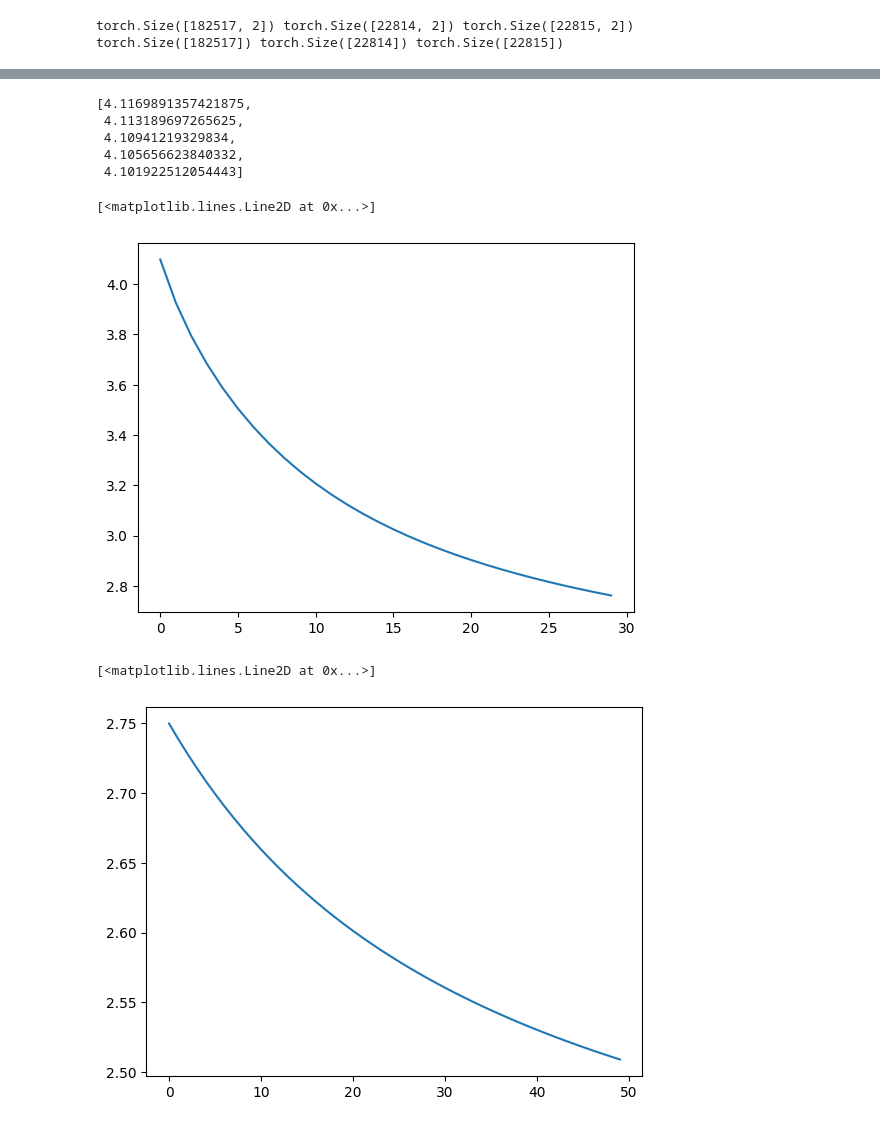
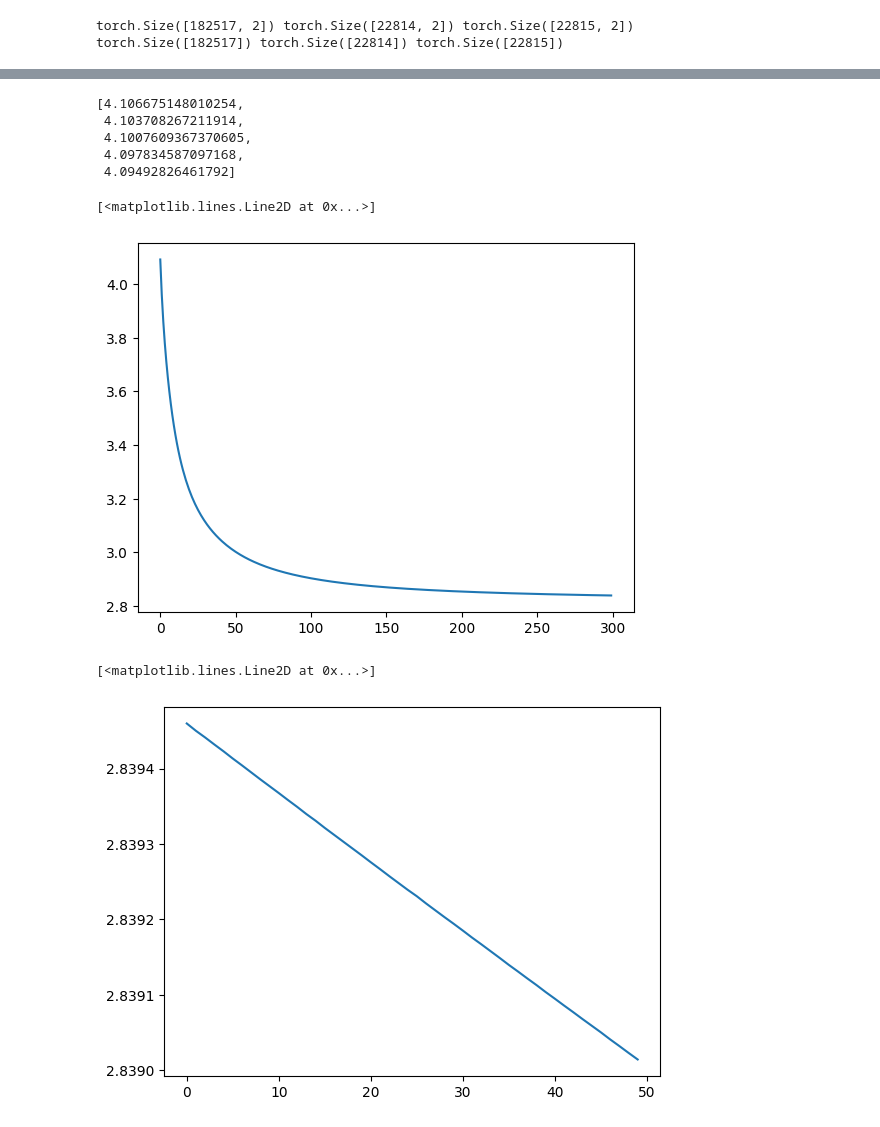
Before and after one commit to sunilch/learning, a Jupyter notebook: andrej/intro_to_lang_model/2_trigram_language_model.ipynb, the cells around one changed output, grey strips where cells are left out. Saved outputs shown, nothing was run; the diff lists cells and outputs as text; code cells hidden in the pictures.

```diff
--- a/andrej/intro_to_lang_model/2_trigram_language_model.ipynb
+++ b/andrej/intro_to_lang_model/2_trigram_language_model.ipynb
@@ -105,24 +105,24 @@ class TrigramModel:
         return losses
 # %%
 model = TrigramModel(stoi, itos)
-losses = model.run(xs, ys, 10, 0.1)
+losses = model.run(xs_train, ys_train, 10, 0.1)
 losses[::2]
 # %% [output]
-[4.1169891357421875,
- 4.113189697265625,
- 4.10941219329834,
- 4.105656623840332,
- 4.101922512054443]
+[4.106675148010254,
+ 4.103708267211914,
+ 4.1007609367370605,
+ 4.097834587097168,
+ 4.09492826461792]
 # %%
-losses = model.run(xs, ys, 30, 10)
+losses = model.run(xs_train, ys_train, 300, 10)
 plt.plot(losses)
 # %% [output]
 [<matplotlib.lines.Line2D at 0x...>]
-[figure, old version]
+[figure, new version]
 # %%
-losses = model.run(xs, ys, 50, 10)
+losses = model.run(xs_train, ys_train, 50, 1)
 plt.plot(losses)
 # %% [output]
 [<matplotlib.lines.Line2D at 0x...>]
-[figure, old version]
+[figure, new version]
 # %%
```
Also changed, not shown: parts of 8 cells of this notebook, 2 other files.
